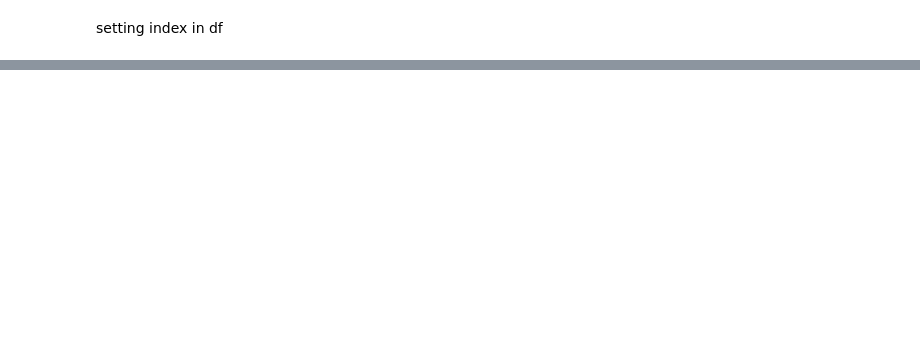
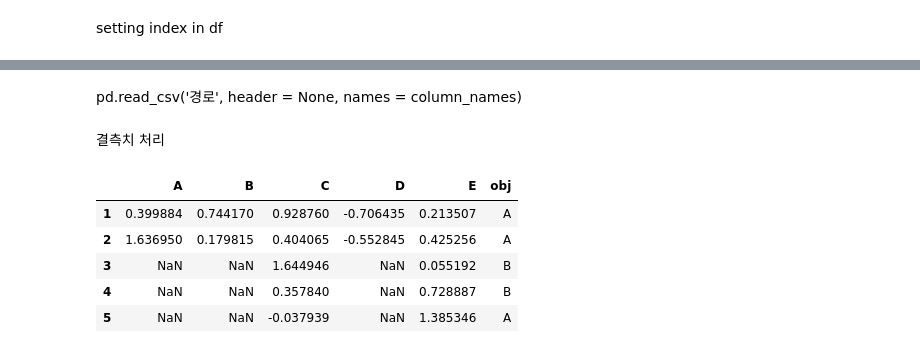
Before and after one commit to blueberrysmoooothie/programing_Practice, a Jupyter notebook: pandas/week2_summary.ipynb, the cells around one changed output, grey strips where cells are left out. Saved outputs shown, nothing was run; the diff lists cells and outputs as text; code cells hidden in the pictures; blank space fills up the shorter version.

```diff
--- a/pandas/week2_summary.ipynb
+++ b/pandas/week2_summary.ipynb
@@ -212,0 +356,15 @@ df.sort_index()
+# %% [markdown]
+pd.read_csv('경로', header = None, names = column_names)
+# %% [markdown]
+결측치 처리
+# %%
+import numpy as np
+df.iloc[[3,4,2], [1,0,3]] = np.nan
+df
+# %% [output]
+|  | A | B | C | D | E | obj |
+| 1 | 0.399884 | 0.744170 | 0.928760 | -0.706435 | 0.213507 | A |
+| 2 | 1.636950 | 0.179815 | 0.404065 | -0.552845 | 0.425256 | A |
+| 3 | NaN | NaN | 1.644946 | NaN | 0.055192 | B |
+| 4 | NaN | NaN | 0.357840 | NaN | 0.728887 | B |
+| 5 | NaN | NaN | -0.037939 | NaN | 1.385346 | A |
```
Also changed, not shown: parts of 82 cells of this notebook.
